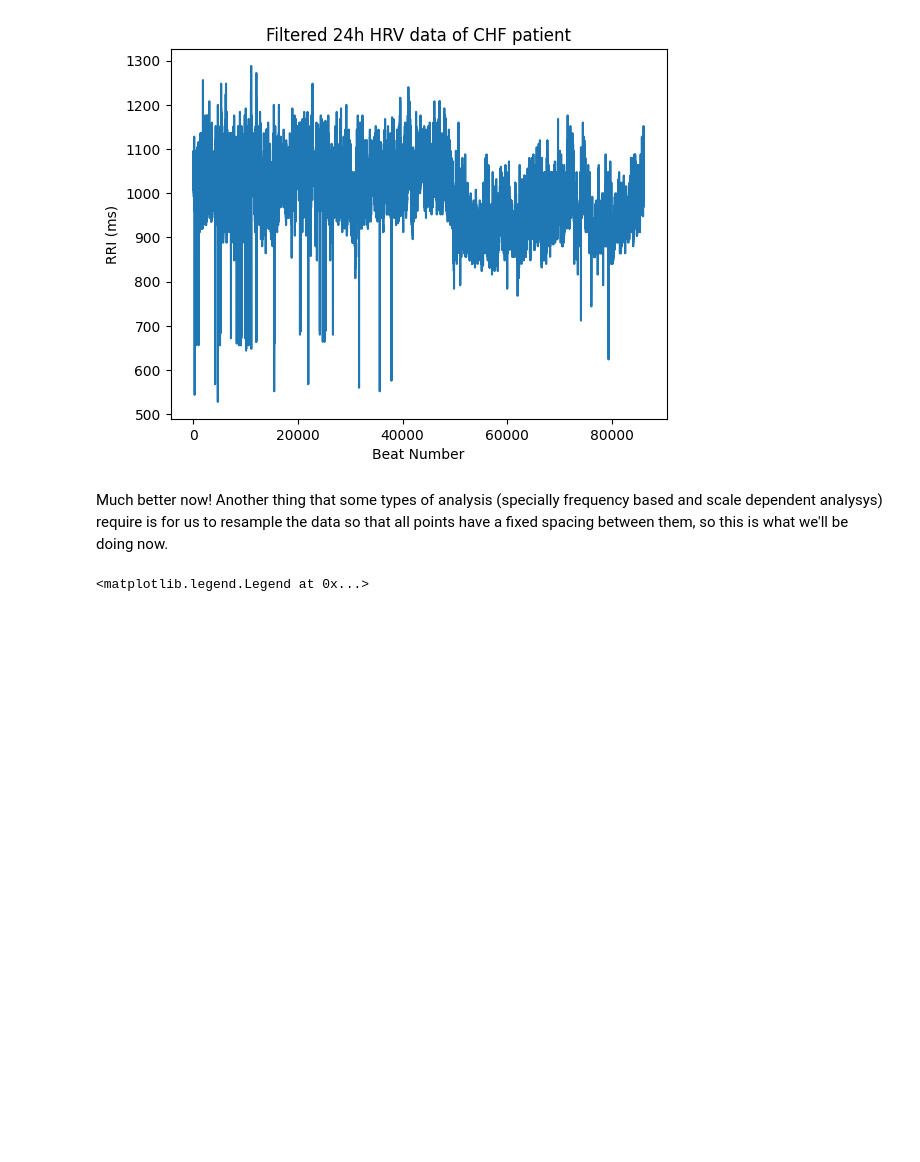
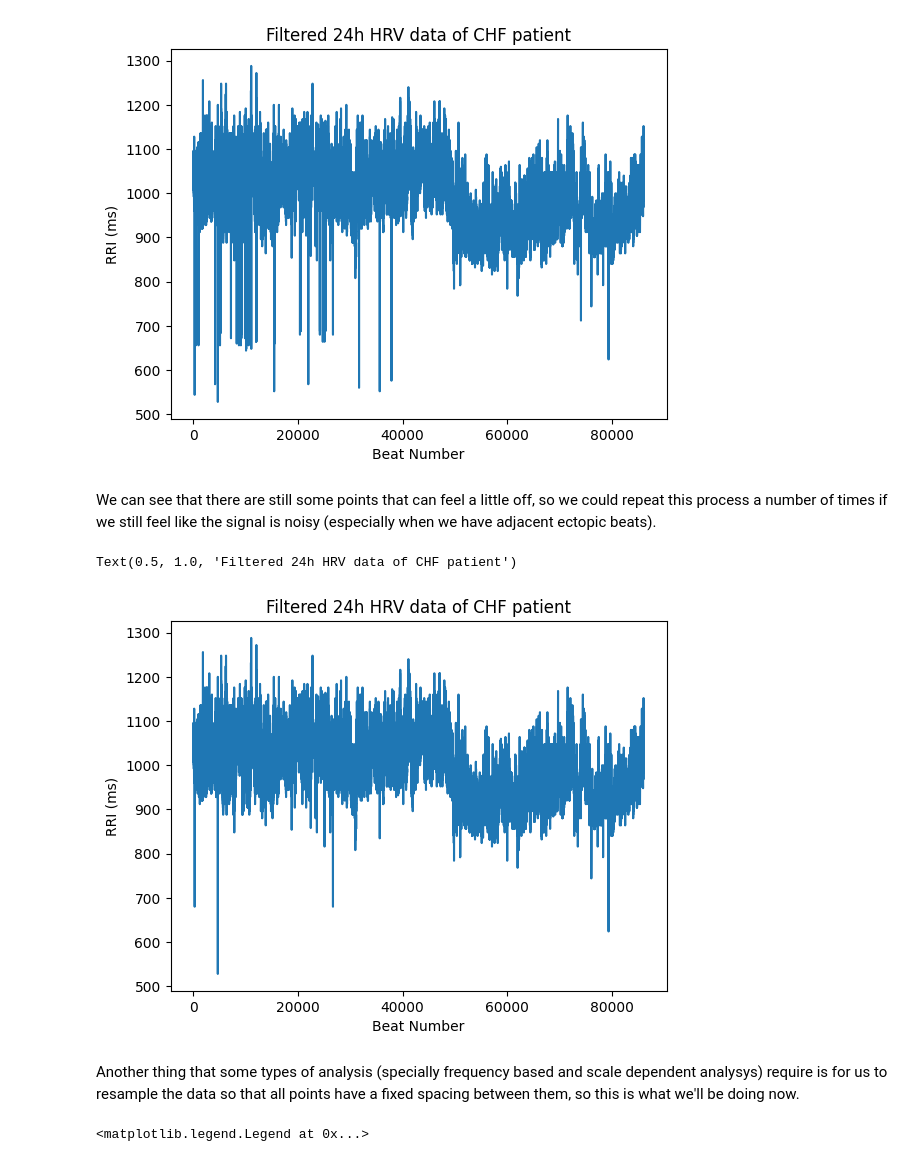
Before and after one commit to jkruse27/Tutorials, a Jupyter notebook: notebooks/hrv_basics.ipynb, the cells around one changed output. Cells and saved outputs as stored; diff of their text form; code cells hidden in the pictures; blank space fills up the shorter version.

```diff
--- a/notebooks/hrv_basics.ipynb
+++ b/notebooks/hrv_basics.ipynb
@@ -97,7 +101,49 @@ plt.title('Filtered 24h HRV data of CHF patient')
 Text(0.5, 1.0, 'Filtered 24h HRV data of CHF patient')
 [figure]
 # %% [markdown]
-Much better now! Another thing that some types of analysis (specially frequency based and scale dependent analysys) require is for us to resample the data so that all points have a fixed spacing between them, so this is what we'll be doing now.
+We can see that there are still some points that can feel a little off, so we could repeat this process a number of times if we still feel like the signal is noisy (especially when we have adjacent ectopic beats).
+# %%
+# ----- Minimum and Maximum ------- #
+# These are the values of the minimum and maximum RRI acceptable. Choose these according
+# to your needs.
+# Minimum: Usually between ~200-300ms
+# Maximum: Usually between ~1600-2000ms
+threshold_min = 250
+threshold_max = 1600
+
+
+# Replace values off the range by NaN
+hrv[(hrv <= threshold_min) | (hrv >= threshold_max)] = np.NaN
+
+# ----- Differences ------- #
+# This is the maximum allowed difference between points in percentages
+max_difference = 0.2
+n_repetitions = 10
+
+for i in range(n_repetitions):
+    # Calculate the distance between successive points and save it as a column
+    hrv['dRRI'] = (hrv[0].diff().fillna(0)).abs()
+
+    # Calculate the percentage of change between the points
+    thresholds = hrv.dRRI/hrv[0]
+    # Replace values with a larger difference with NaN
+    hrv.iloc[thresholds > max_difference, 0] = np.NaN
+
+    # ---- Finishing ----- #
+    # Now that the outliers were removed, we replace them by interpolating the data
+    interpolation_method = 'linear' # Could be 'spline' or anything else
+    hrv = hrv.interpolate(method=interpolation_method).drop(columns='dRRI')
+
+
+plt.plot(hrv.values)
+plt.xlabel('Beat Number')
+plt.ylabel('RRI (ms)')
+plt.title('Filtered 24h HRV data of CHF patient')
+# %% [output]
+Text(0.5, 1.0, 'Filtered 24h HRV data of CHF patient')
+[figure, added]
+# %% [markdown]
+Another thing that some types of analysis (specially frequency based and scale dependent analysys) require is for us to resample the data so that all points have a fixed spacing between them, so this is what we'll be doing now.
 # %%
 fs = 4 # New resampling frequency in Hz (usually between 2Hz and 5Hz is good)
 
```
Also changed, not shown: parts of 23 cells of this notebook, 1 other file.
